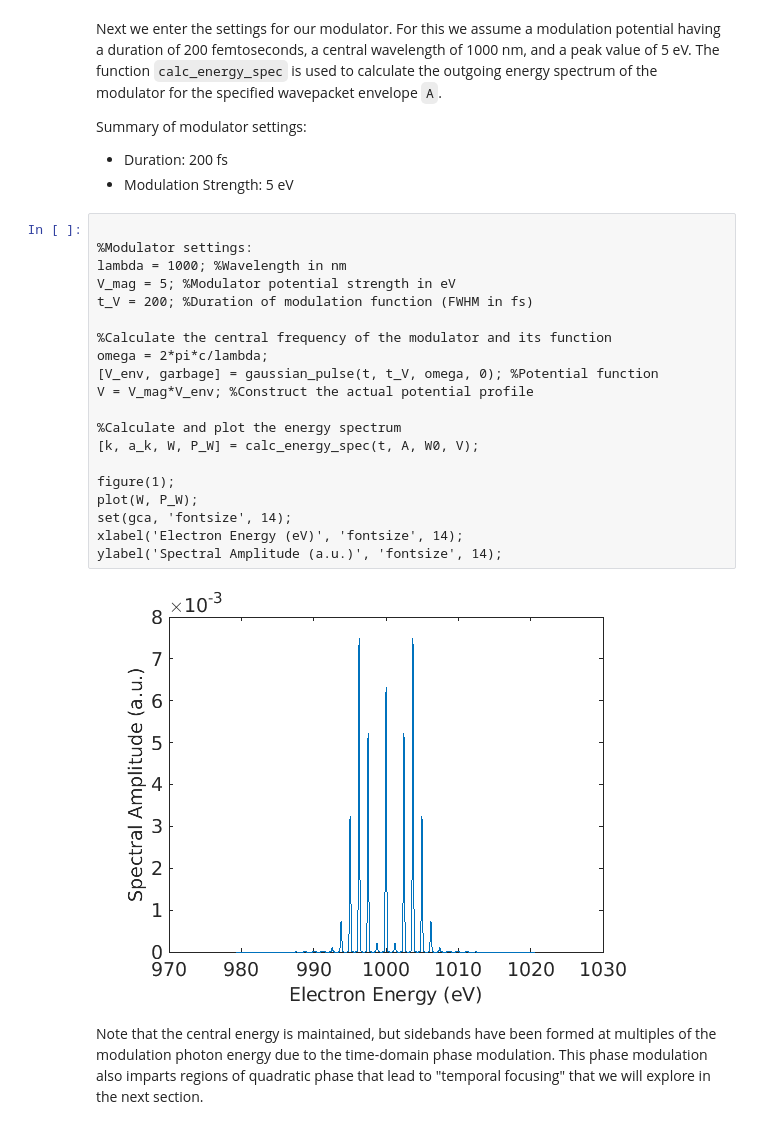
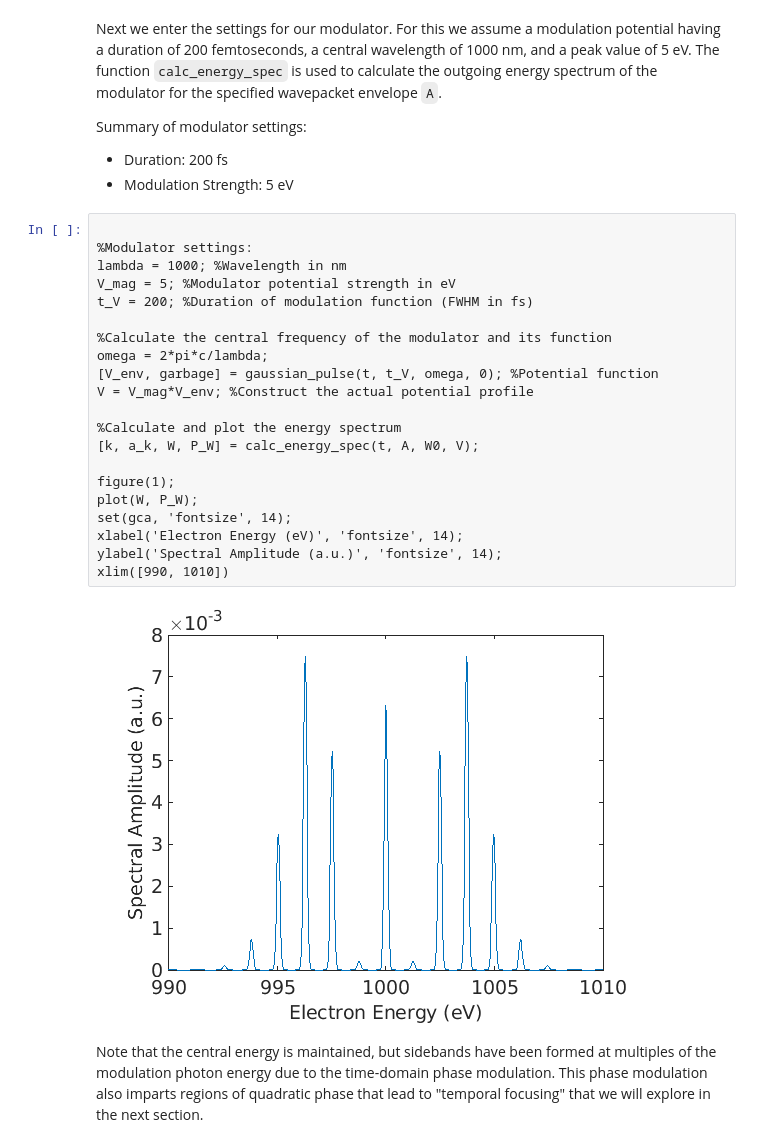
Before and after one commit to qnngroup/electron-phase-modulation, a Jupyter notebook: NOTES-AND-DEMOS/electron-phase-modulation-technical-notes-and-demos.ipynb, the cells around one changed output. Cells and saved outputs as stored; diff of their text form.

```diff
--- a/NOTES-AND-DEMOS/electron-phase-modulation-technical-notes-and-demos.ipynb
+++ b/NOTES-AND-DEMOS/electron-phase-modulation-technical-notes-and-demos.ipynb
@@ -79,25 +79,26 @@ Summary of modulator settings:
 # %%
 
 %Modulator settings:
 lambda = 1000; %Wavelength in nm
 V_mag = 5; %Modulator potential strength in eV
 t_V = 200; %Duration of modulation function (FWHM in fs)
 
 %Calculate the central frequency of the modulator and its function
 omega = 2*pi*c/lambda;
 [V_env, garbage] = gaussian_pulse(t, t_V, omega, 0); %Potential function
 V = V_mag*V_env; %Construct the actual potential profile
 
 %Calculate and plot the energy spectrum
 [k, a_k, W, P_W] = calc_energy_spec(t, A, W0, V);
 
 figure(1);
 plot(W, P_W);
 set(gca, 'fontsize', 14);
 xlabel('Electron Energy (eV)', 'fontsize', 14);
 ylabel('Spectral Amplitude (a.u.)', 'fontsize', 14);
+xlim([990, 1010])
 # %% [output]
-[figure, old version]
+[figure, new version]
 # %% [markdown]
 Note that the central energy is maintained, but sidebands have been formed at multiples of the modulation photon energy due to the time-domain phase modulation.  This phase modulation also imparts regions of quadratic phase that lead to "temporal focusing" that we will explore in the next section.
 # %% [markdown]
```
Also changed, not shown: parts of 26 cells of this notebook, 1 other file.
